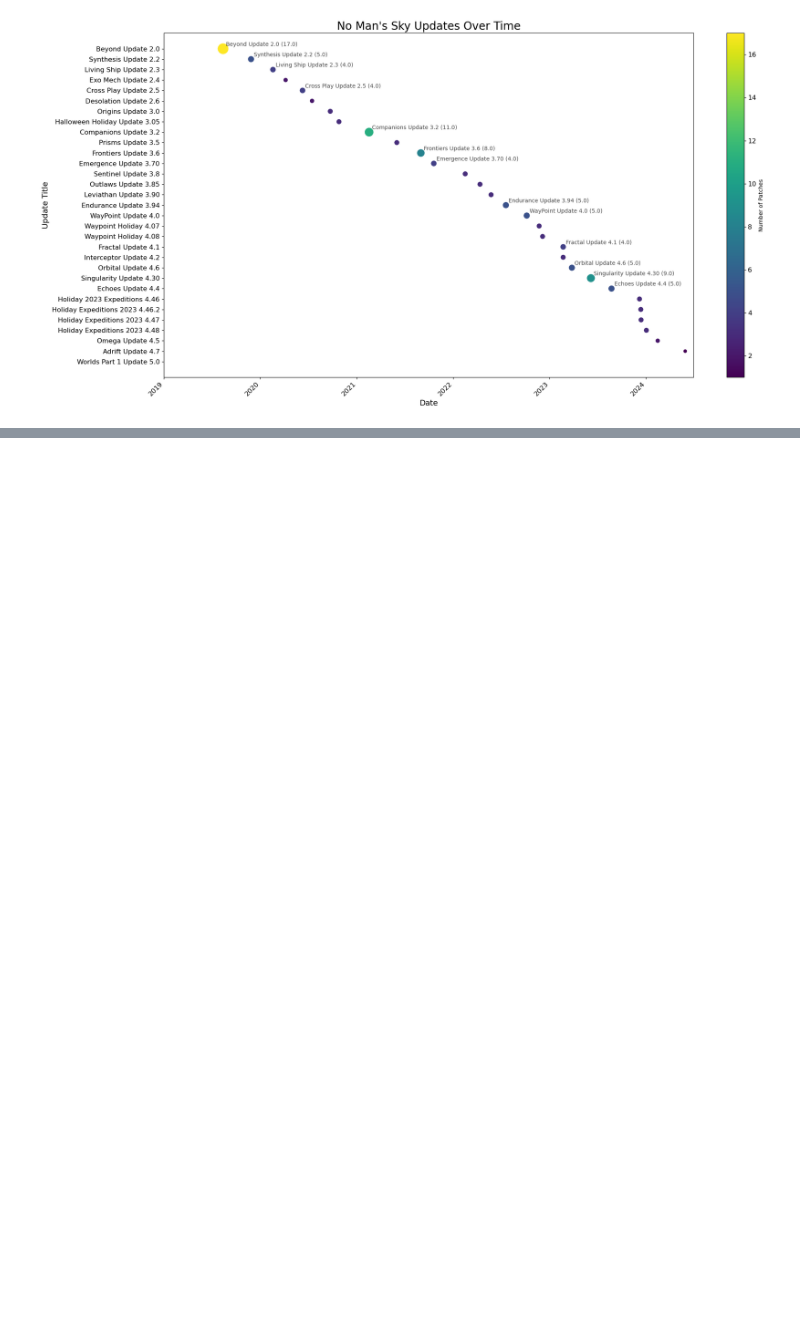
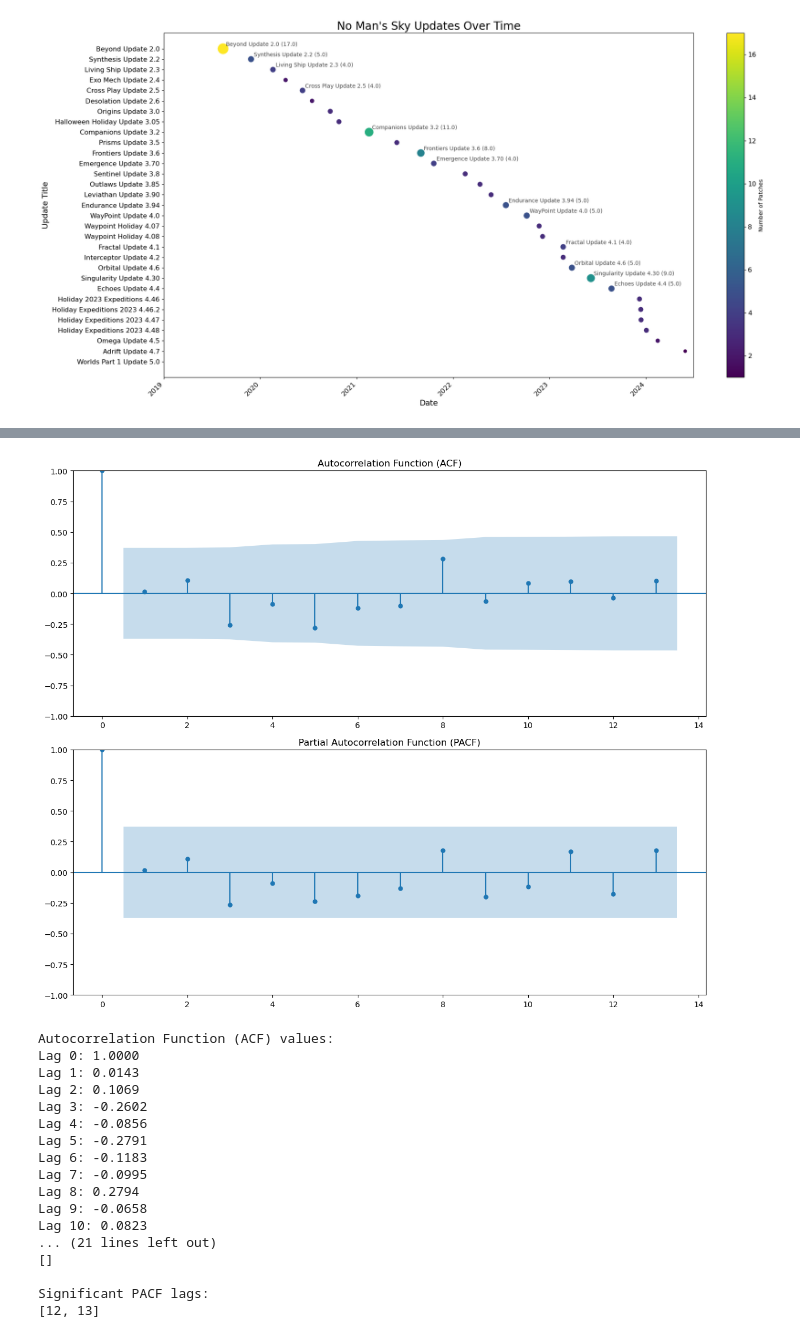
Before and after one commit to SikoticVinyl/Project1, a Jupyter notebook: UpdateAnalysis/noman_Updates.ipynb, the cells around one changed output, grey strips where cells are left out. Cells and saved outputs as stored; diff of their text form; code cells hidden in the pictures; blank space fills up the shorter version.

```diff
--- a/UpdateAnalysis/noman_Updates.ipynb
+++ b/UpdateAnalysis/noman_Updates.ipynb
@@ -423,0 +551,62 @@ print(monthly_data.tail())
+# %%
+from statsmodels.tsa.stattools import acf, pacf
+from statsmodels.graphics.tsaplots import plot_acf, plot_pacf
+
+# Calculate maximum lags (up to 50% of sample size, but no more than 20)
+max_lags = min(20, len(monthly_data) // 2 - 1)
+
+# Create ACF and PACF plots
+fig, (ax1, ax2) = plt.subplots(2, 1, figsize=(12, 10))
+
+# ACF plot
+plot_acf(monthly_data['Patch_Count'], ax=ax1, lags=max_lags)
+ax1.set_title('Autocorrelation Function (ACF)')
+
+# PACF plot
+plot_pacf(monthly_data['Patch_Count'], ax=ax2, lags=max_lags)
+ax2.set_title('Partial Autocorrelation Function (PACF)')
+
+plt.tight_layout()
+plt.show()
+
+# Print ACF and PACF values
+acf_values = acf(monthly_data['Patch_Count'], nlags=max_lags)
+pacf_values = pacf(monthly_data['Patch_Count'], nlags=max_lags)
+
+print("\nAutocorrelation Function (ACF) values:")
+for i, value in enumerate(acf_values):
+    print(f"Lag {i}: {value:.4f}")
+
+print("\nPartial Autocorrelation Function (PACF) values:")
+for i, value in enumerate(pacf_values):
+    print(f"Lag {i}: {value:.4f}")
+
+# Identify significant lags
+significance_level = 1.96 / np.sqrt(len(monthly_data))  # 95% confidence interval
+
+print("\nSignificant ACF lags:")
+significant_acf = [i for i, value in enumerate(acf_values) if abs(value) > significance_level and i > 0]
+print(significant_acf)
+
+print("\nSignificant PACF lags:")
+significant_pacf = [i for i, value in enumerate(pacf_values) if abs(value) > significance_level and i > 0]
+print(significant_pacf)
+# %% [output]
+[figure, added]
+Autocorrelation Function (ACF) values:
+Lag 0: 1.0000
+Lag 1: 0.0143
+Lag 2: 0.1069
+Lag 3: -0.2602
+Lag 4: -0.0856
+Lag 5: -0.2791
+Lag 6: -0.1183
+Lag 7: -0.0995
+Lag 8: 0.2794
+Lag 9: -0.0658
+Lag 10: 0.0823
+... (21 lines left out)
+[]
+
+Significant PACF lags:
+[12, 13]
```
Also changed, not shown: parts of 4 cells of this notebook.
